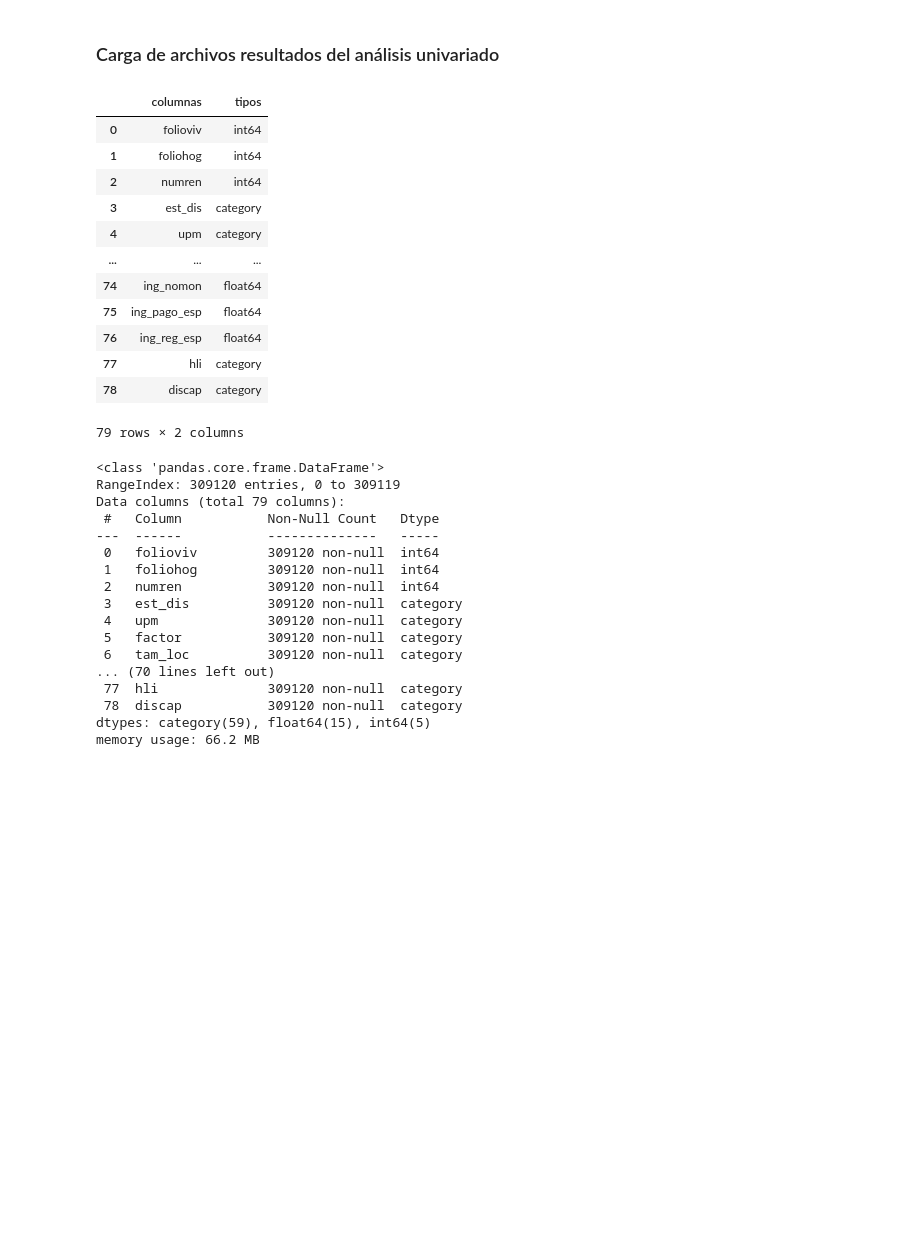
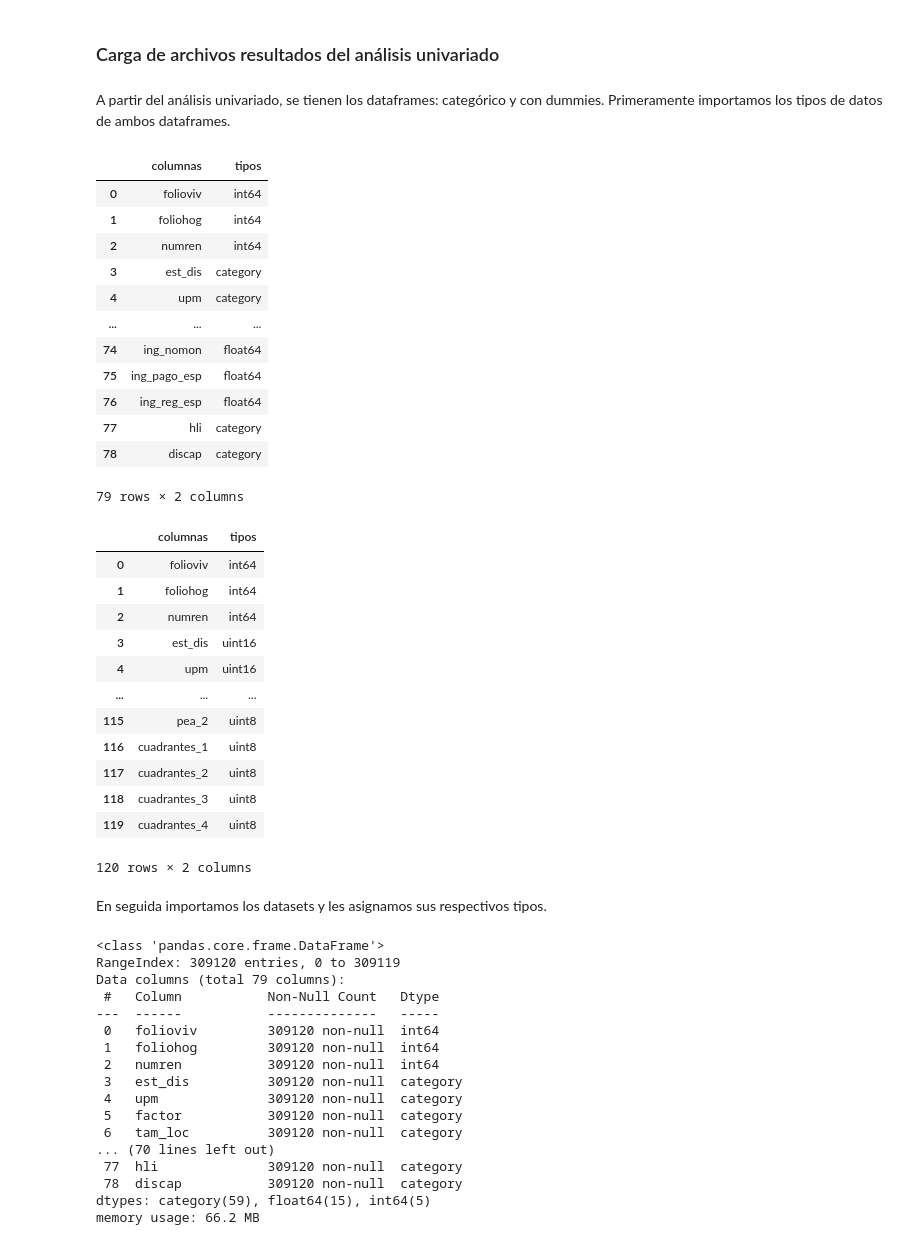
Before and after one commit to Sofia-VA/Proyecto-PAD, a Jupyter notebook: E2/EDA_Multivariado.ipynb, the cells around one changed output. Saved outputs shown, nothing was run; the diff lists cells and outputs as text; code cells hidden in the pictures; blank space fills up the shorter version.

```diff
--- a/E2/EDA_Multivariado.ipynb
+++ b/E2/EDA_Multivariado.ipynb
@@ -181,23 +181,44 @@ import matplotlib.pyplot as plt
 import seaborn as sns
 # %% [markdown]
 ### Carga de archivos resultados del análisis univariado
+# %% [markdown]
+A partir del análisis univariado, se tienen los dataframes: categórico y con dummies. Primeramente importamos los tipos de datos de ambos dataframes.
 # %%
-# Primero importamos los tipos de columnas de nuestro dataset
+# Dataset categórico
 df_types = pd.read_csv('../tipos_pobreza.csv', encoding='utf-8')
 df_types
 dtypes = dict(zip(list(df_types.columnas),list(df_types.tipos)))
+# Dataset dummies
+df_types_dum = pd.read_csv('../tipos_pobreza_dum.csv', encoding='utf-8')
+df_types_dum
+dtypes_dum = dict(zip(list(df_types_dum.columnas),list(df_types_dum.tipos)))
 # %% [output]
 |  | columnas | tipos |
 | 0 | folioviv | int64 |
 | 1 | foliohog | int64 |
 | 2 | numren | int64 |
 | 3 | est_dis | category |
 | 4 | upm | category |
 | ... | ... | ... |
 | 74 | ing_nomon | float64 |
 | 75 | ing_pago_esp | float64 |
 | 76 | ing_reg_esp | float64 |
 | 77 | hli | category |
 | 78 | discap | category |
 79 rows × 2 columns
+|  | columnas | tipos |
+| 0 | folioviv | int64 |
+| 1 | foliohog | int64 |
+| 2 | numren | int64 |
+| 3 | est_dis | uint16 |
+| 4 | upm | uint16 |
+| ... | ... | ... |
+| 115 | pea_2 | uint8 |
+| 116 | cuadrantes_1 | uint8 |
+| 117 | cuadrantes_2 | uint8 |
+| 118 | cuadrantes_3 | uint8 |
+| 119 | cuadrantes_4 | uint8 |
+120 rows × 2 columns
+# %% [markdown]
+En seguida importamos los datasets y les asignamos sus respectivos tipos.
 # %%
```
Also changed, not shown: parts of 19 cells of this notebook.
